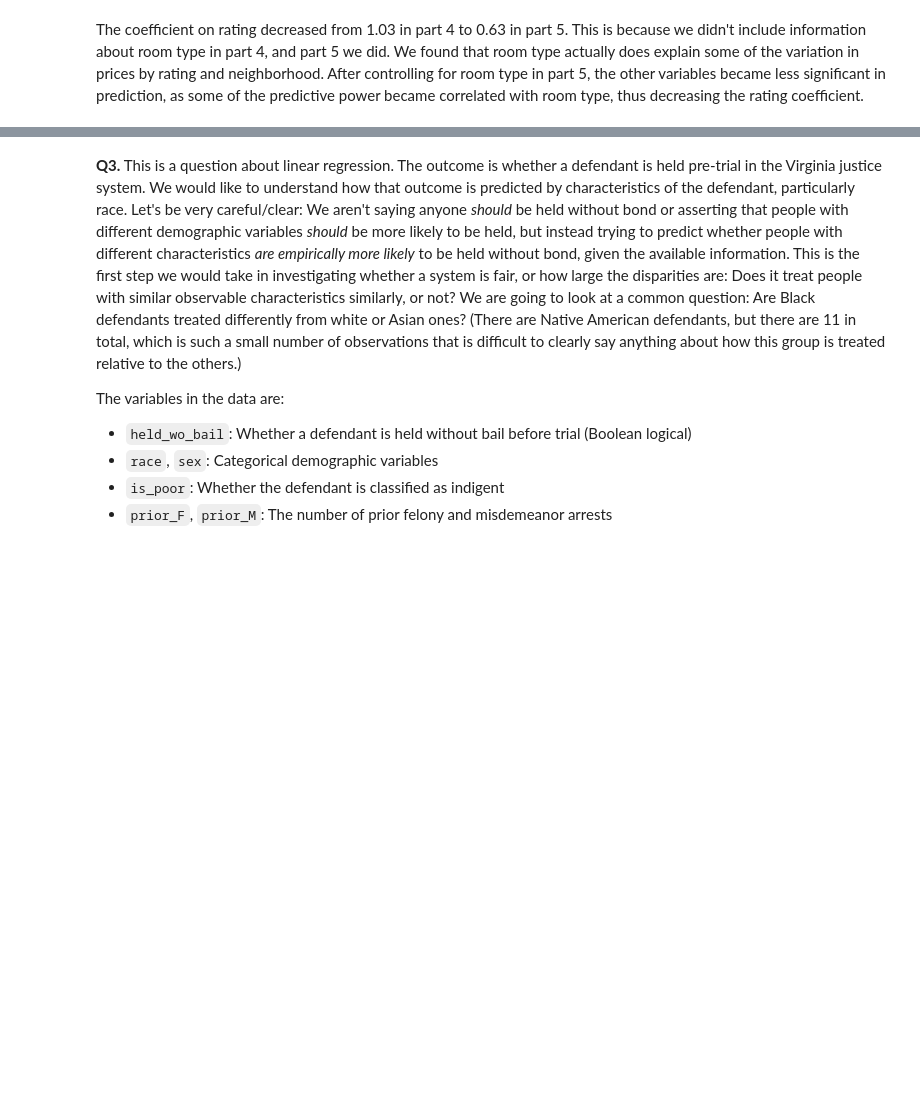
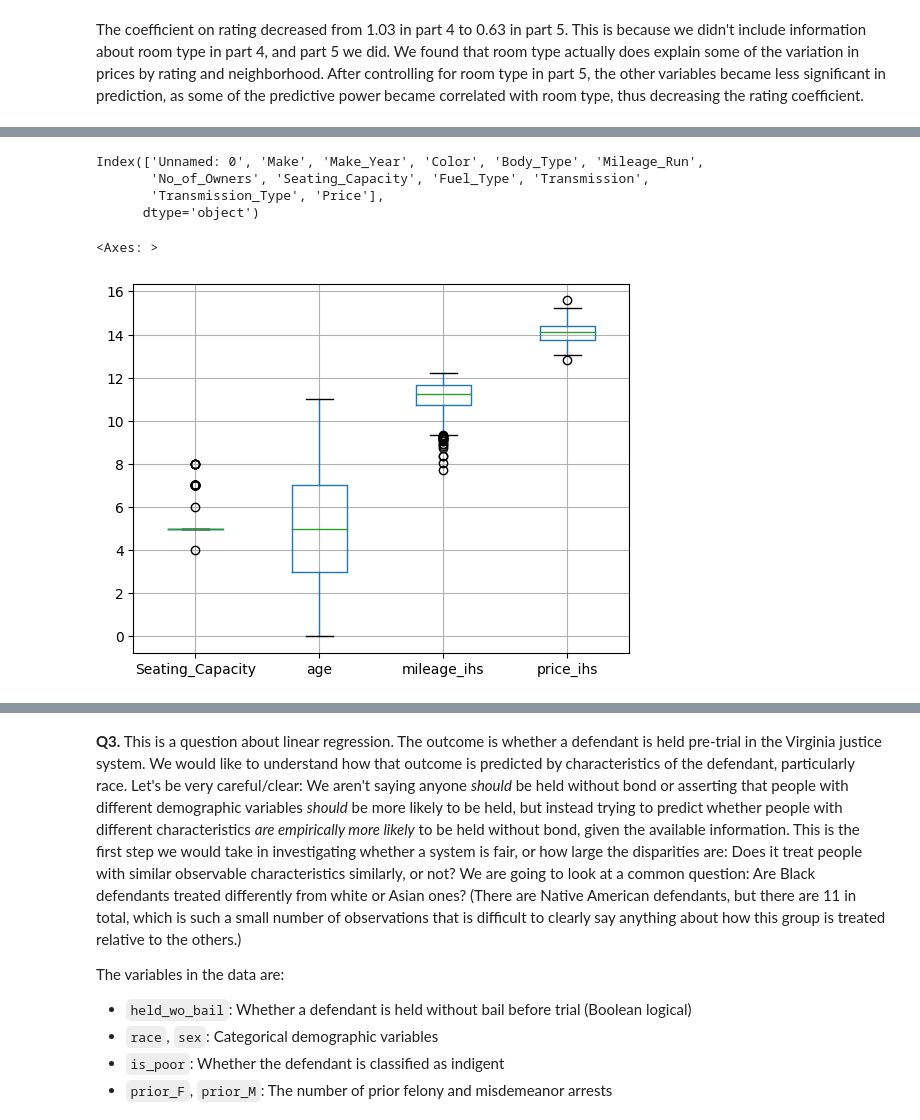
Before and after one commit to fourchain40/linearRegression, a Jupyter notebook: assignment.ipynb, the cells around one changed output, grey strips where cells are left out. Saved outputs shown, nothing was run; the diff lists cells and outputs as text; code cells hidden in the pictures; blank space fills up the shorter version.

```diff
--- a/assignment.ipynb
+++ b/assignment.ipynb
@@ -189,0 +201,17 @@ The coefficient on rating decreased from 1.03 in part 4 to 0.63 in part 5. This
+# %%
+print(df.columns)
+# %% [output]
+Index(['Unnamed: 0', 'Make', 'Make_Year', 'Color', 'Body_Type', 'Mileage_Run',
+       'No_of_Owners', 'Seating_Capacity', 'Fuel_Type', 'Transmission',
+       'Transmission_Type', 'Price'],
+      dtype='object')
+# %%
+import numpy as np
+df['age'] = max(df['Make_Year'])-df['Make_Year']
+df['mileage_ihs'] = np.arcsinh(df['Mileage_Run'])
+df['price_ihs'] = np.arcsinh(df['Price'])
+df = df.drop(['Price','Mileage_Run','Make_Year','Unnamed: 0'],axis = 1)
+df.boxplot()
+# %% [output]
+<Axes: >
+[figure, added]
```
Also changed, not shown: parts of 7 cells of this notebook.
